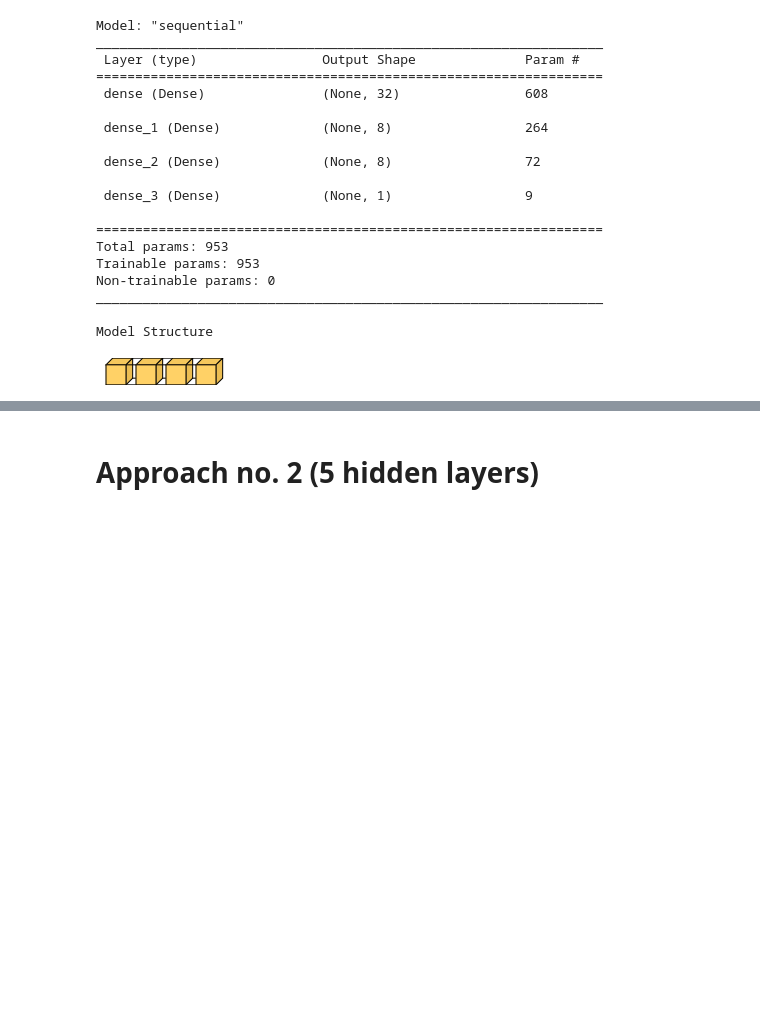
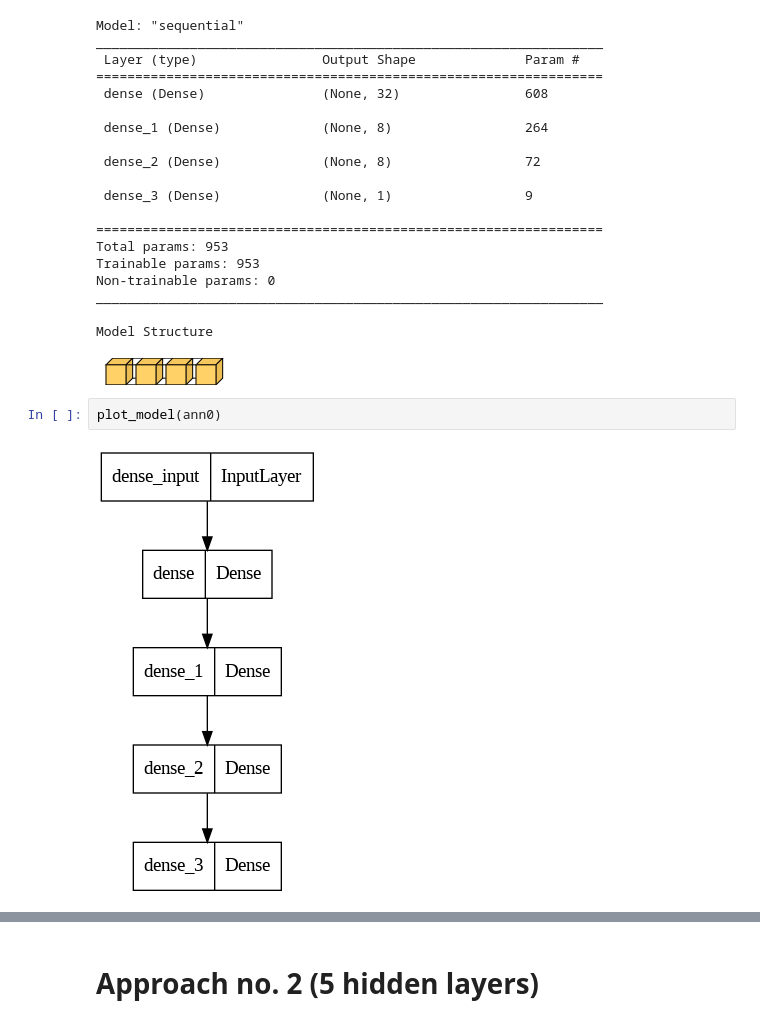
Before and after one commit to pmama/DeepLearningConcepts, a Jupyter notebook: kc_house_price.ipynb, the cells around one changed output, grey strips where cells are left out. Cells and saved outputs as stored; diff of their text form; blank space fills up the shorter version.

```diff
--- a/kc_house_price.ipynb
+++ b/kc_house_price.ipynb
@@ -468,6 +469,10 @@ _________________________________________________________________
 
 Model Structure
 [figure]
+# %%
+plot_model(ann0)
+# %% [output]
+[figure, added]
 # %%
 ann0.fit(x=x_train,y=y_train,
           validation_data=(x_test,y_test),
```
Also changed, not shown: parts of 32 cells of this notebook.
